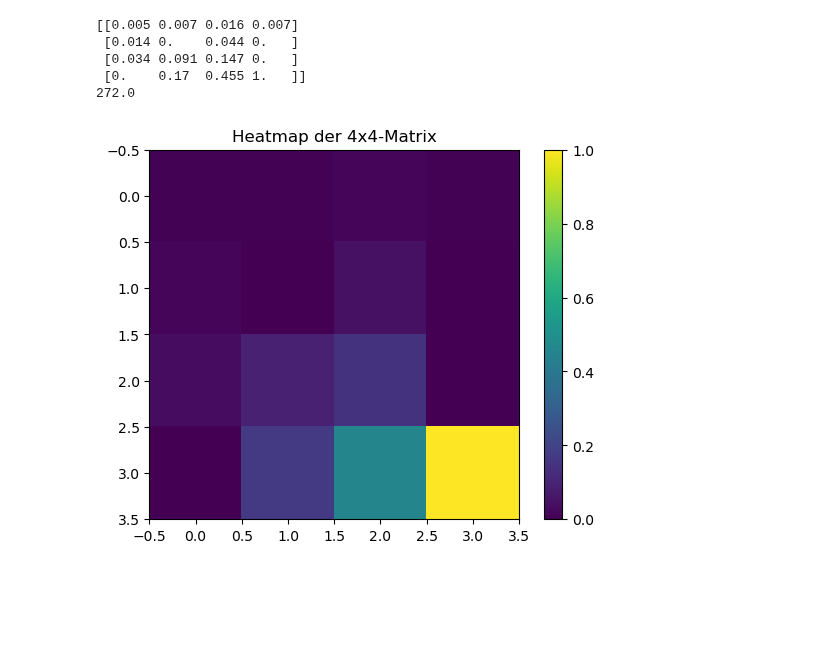
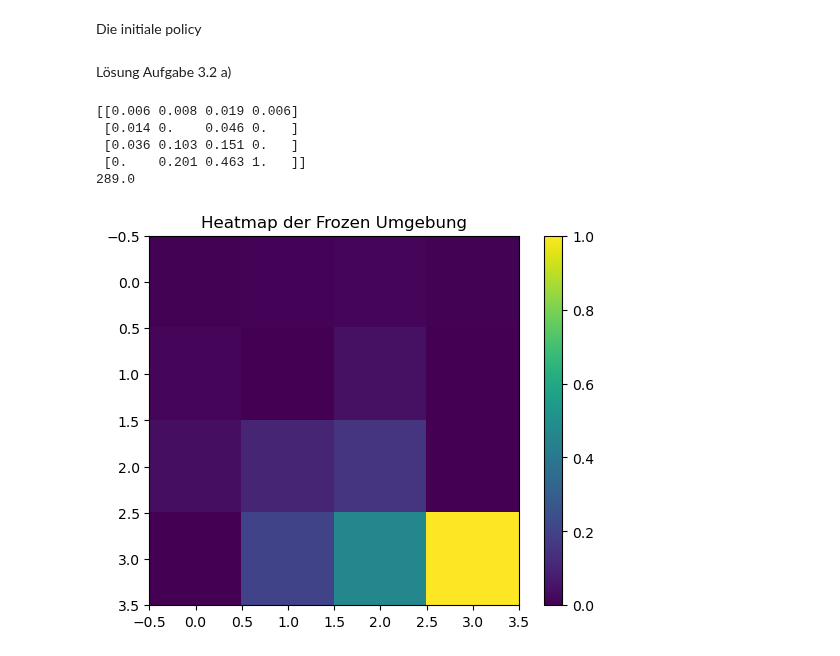
Before and after one commit to domenic14/DRL_Excercises, a Jupyter notebook: 3_2.ipynb, the cells around one changed output. Saved outputs shown, nothing was run; the diff lists cells and outputs as text; code cells hidden in the pictures; blank space fills up the shorter version.

```diff
--- a/3_2.ipynb
+++ b/3_2.ipynb
@@ -4,20 +6,28 @@ import numpy as np
 import matplotlib.pyplot as plt
 # %%
 env = gym.make('FrozenLake-v1', desc=None, map_name="4x4", is_slippery=True)
+# %% [markdown]
+Die initiale policy
 # %%
-def init_policy(state):
+def init_policy():
 
     if np.random.random() < 0.8:
-        # Zu 80% eine bevorzugte Aktion wählen, wenn möglich
+        # Zu 80% eine bevorzugte Aktion Richtung Ziel wählen
         return np.random.choice([1,2])
     else:
         return np.random.choice([0,3])
+# %% [markdown]
+Lösung Aufgabe 3.2 a)
 # %%
+# Die Anzahl aller erfolgreichen Episoden
 sum_rewards = 0
 episodes = 10000
 factor = 0.9
+# die State values
 values = np.zeros(16)
+# zählt die Anzahl der ersten Besuche eines states in einer Episode
 visits_arr = np.zeros(16)
+# S(s)
 sum_return = np.zeros(16)
 
 
@@ -25,48 +35,52 @@ for _ in range(episodes):
     state = env.reset()[0]
     terminated = False
     truncated = False
+    # ist initial 0, und wird hochiteriert, falls ein state besucht wird.
+    # Wird nach jeder Episode resettet
     time_visited = np.zeros(16)
     time_visited[0] += 1
     visits_arr[0] += 1
+    # Besuchter state zu Zeitpunkt t
     states_t = []
+    # Reward zu Zeitpunkt t
     rewards_t = []
     T = 0
 
     while True:
-        state, reward, terminated, truncated, _ = env.step(init_policy(state))
+        state, reward, terminated, truncated, _ = env.step(init_policy())
         T += 1
         states_t.append(state)
         rewards_t.append(reward)
 
         if time_visited[state] == 0:
             time_visited[state] += 1
             visits_arr[state] += 1
         if terminated or truncated:
             sum_rewards += reward
             g = 0
 
 
             for t in reversed(range(T)):
                 current_state = states_t[t]
                 g = factor * g + rewards_t[t]
                 if current_state not in states_t[:t]:
                     sum_return[current_state] += g
                     values[current_state] = sum_return[current_state] / visits_arr[current_state]
             break
 
 values = np.round(values.reshape(4,4), 3)
 print(values)
 print(sum_rewards)
 
 # Heatmap erstellen
 plt.imshow(values, cmap='viridis', interpolation='nearest')
 plt.colorbar()  # Farbskala hinzufügen
-plt.title('Heatmap der 4x4-Matrix')
+plt.title('Heatmap der Frozen Umgebung')
 plt.show()
 # %% [output]
-[[0.005 0.007 0.016 0.007]
- [0.014 0.    0.044 0.   ]
- [0.034 0.091 0.147 0.   ]
- [0.    0.17  0.455 1.   ]]
-272.0
+[[0.006 0.008 0.019 0.006]
+ [0.014 0.    0.046 0.   ]
+ [0.036 0.103 0.151 0.   ]
+ [0.    0.201 0.463 1.   ]]
+289.0
-[figure, old version]
+[figure, new version]
```
Also changed, not shown: parts of 3 cells of this notebook, 5 other files.
